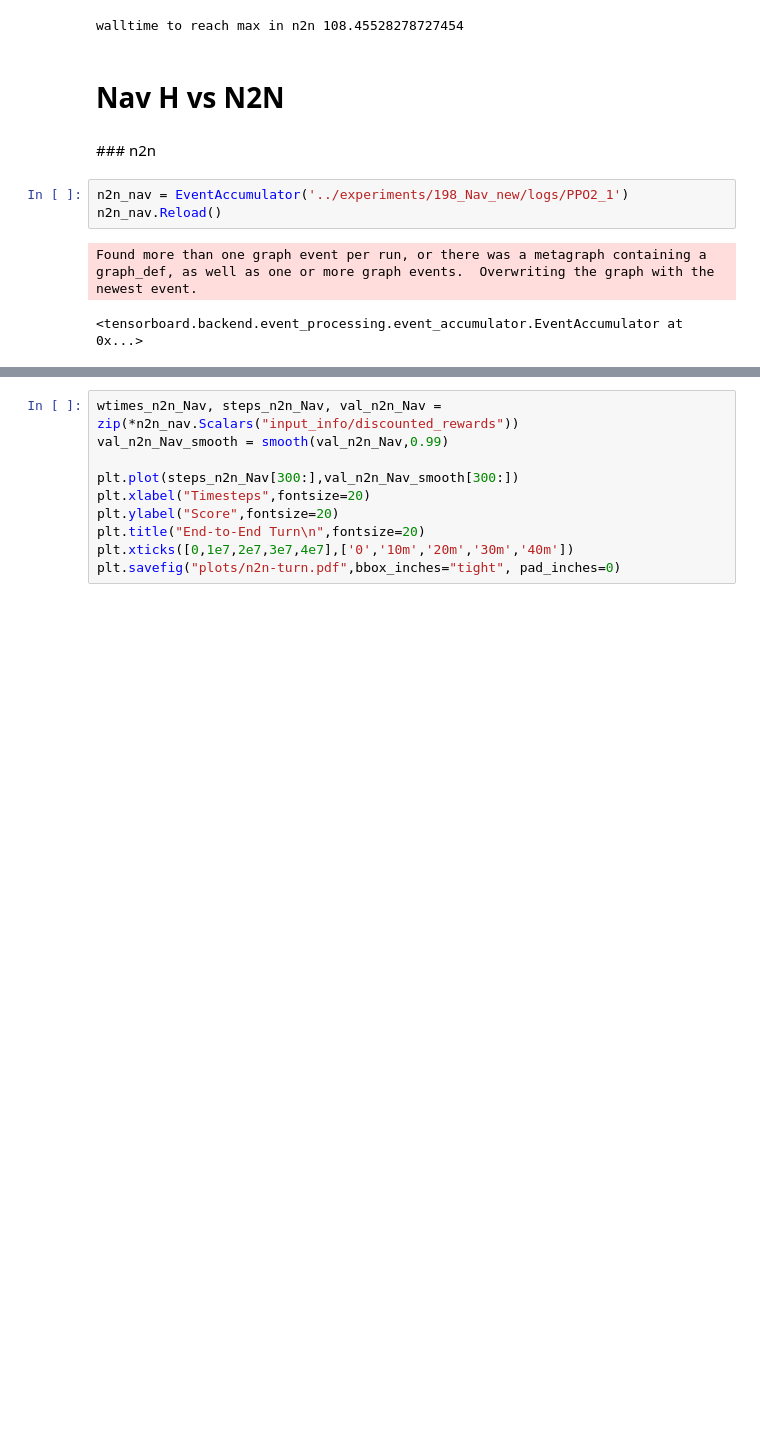
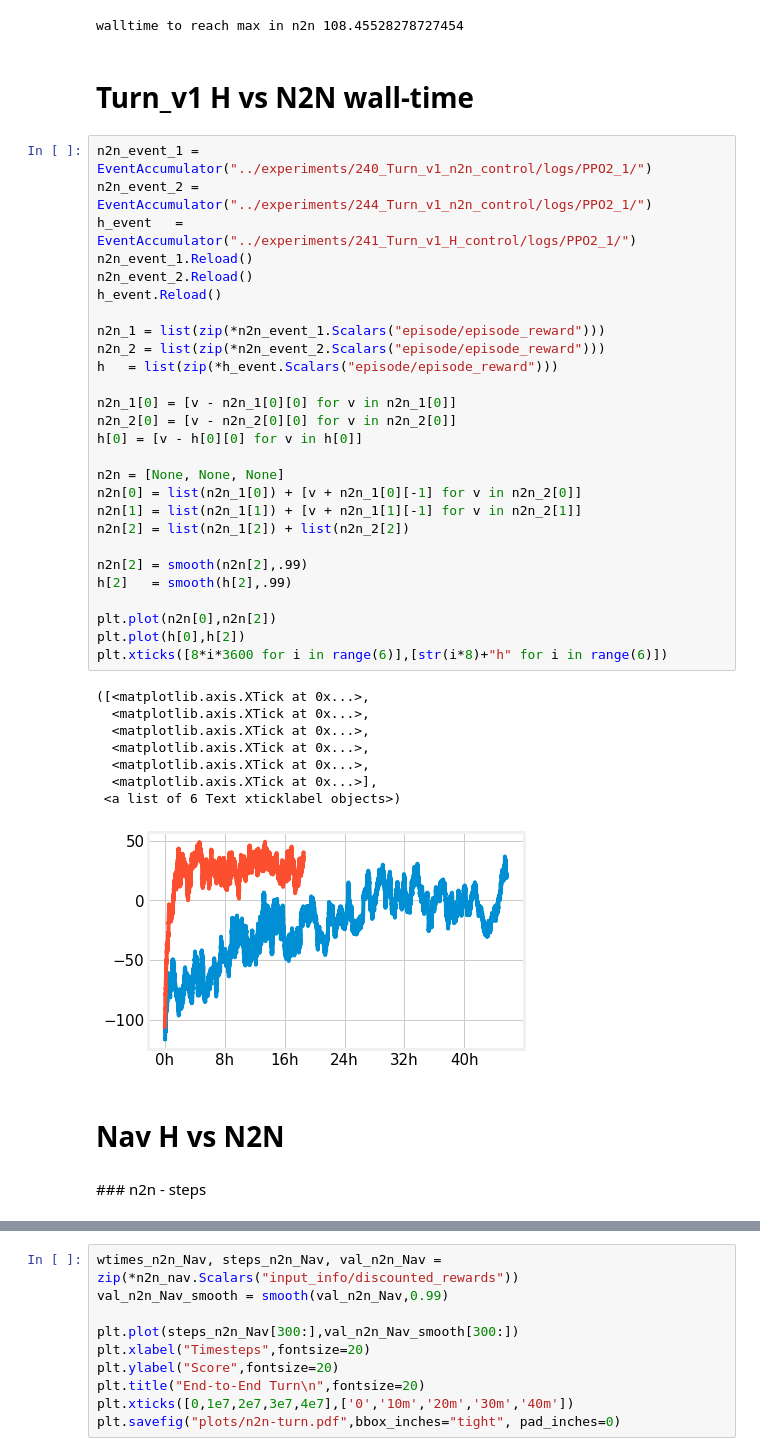
Before and after one commit to NotAnyMike/HRL, a Jupyter notebook: notebooks/Plots.ipynb, the cells around one changed output, grey strips where cells are left out. Saved outputs shown, nothing was run; the diff lists cells and outputs as text; blank space fills up the shorter version.

Commit message:
adding server experiments

```diff
--- a/notebooks/Plots.ipynb
+++ b/notebooks/Plots.ipynb
@@ -335,14 +335,46 @@ walltime to reach max in total H 56.55607432259454
 print("walltime to reach max in n2n",(n2n_wt.loc[n2n_avg.idxmax()])/3600)
 # %% [output]
 walltime to reach max in n2n 108.45528278727454
+# %% [markdown]
+# Turn_v1 H vs N2N wall-time
+# %%
+n2n_event_1 = EventAccumulator("../experiments/240_Turn_v1_n2n_control/logs/PPO2_1/")
+n2n_event_2 = EventAccumulator("../experiments/244_Turn_v1_n2n_control/logs/PPO2_1/")
+h_event   = EventAccumulator("../experiments/241_Turn_v1_H_control/logs/PPO2_1/")
+n2n_event_1.Reload()
+n2n_event_2.Reload()
+h_event.Reload()
+
+n2n_1 = list(zip(*n2n_event_1.Scalars("episode/episode_reward")))
+n2n_2 = list(zip(*n2n_event_2.Scalars("episode/episode_reward")))
+h   = list(zip(*h_event.Scalars("episode/episode_reward")))
+
+n2n_1[0] = [v - n2n_1[0][0] for v in n2n_1[0]]
+n2n_2[0] = [v - n2n_2[0][0] for v in n2n_2[0]]
+h[0] = [v - h[0][0] for v in h[0]]
+
+n2n = [None, None, None]
+n2n[0] = list(n2n_1[0]) + [v + n2n_1[0][-1] for v in n2n_2[0]]
+n2n[1] = list(n2n_1[1]) + [v + n2n_1[1][-1] for v in n2n_2[1]]
+n2n[2] = list(n2n_1[2]) + list(n2n_2[2])
+
+n2n[2] = smooth(n2n[2],.99)
+h[2]   = smooth(h[2],.99)
+
+plt.plot(n2n[0],n2n[2])
+plt.plot(h[0],h[2])
+plt.xticks([8*i*3600 for i in range(6)],[str(i*8)+"h" for i in range(6)])
+# %% [output]
+([<matplotlib.axis.XTick at 0x...>,
+  <matplotlib.axis.XTick at 0x...>,
+  <matplotlib.axis.XTick at 0x...>,
+  <matplotlib.axis.XTick at 0x...>,
+  <matplotlib.axis.XTick at 0x...>,
+  <matplotlib.axis.XTick at 0x...>],
+ <a list of 6 Text xticklabel objects>)
+[figure, added]
 # %% [markdown]
 # Nav H vs N2N
 # %% [markdown]
-### n2n
+### n2n - steps
-# %%
-n2n_nav = EventAccumulator('../experiments/198_Nav_new/logs/PPO2_1')
-n2n_nav.Reload()
-# %% [output]
-Found more than one graph event per run, or there was a metagraph containing a graph_def, as well as one or more graph events.  Overwriting the graph with the newest event.
-<tensorboard.backend.event_processing.event_accumulator.EventAccumulator at 0x...>
 # %%
```
Also changed, not shown: parts of 11 cells of this notebook, 2 other files.
